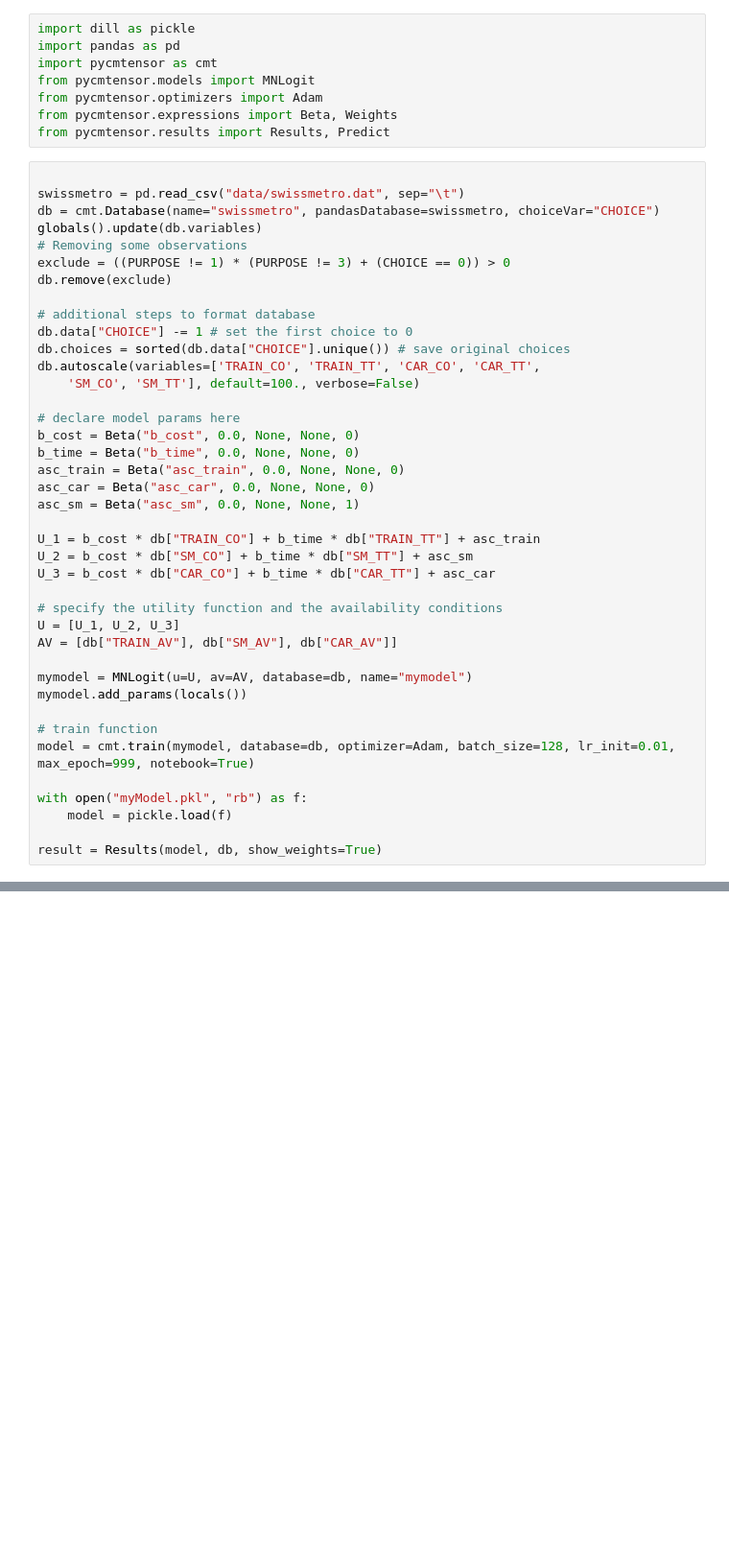
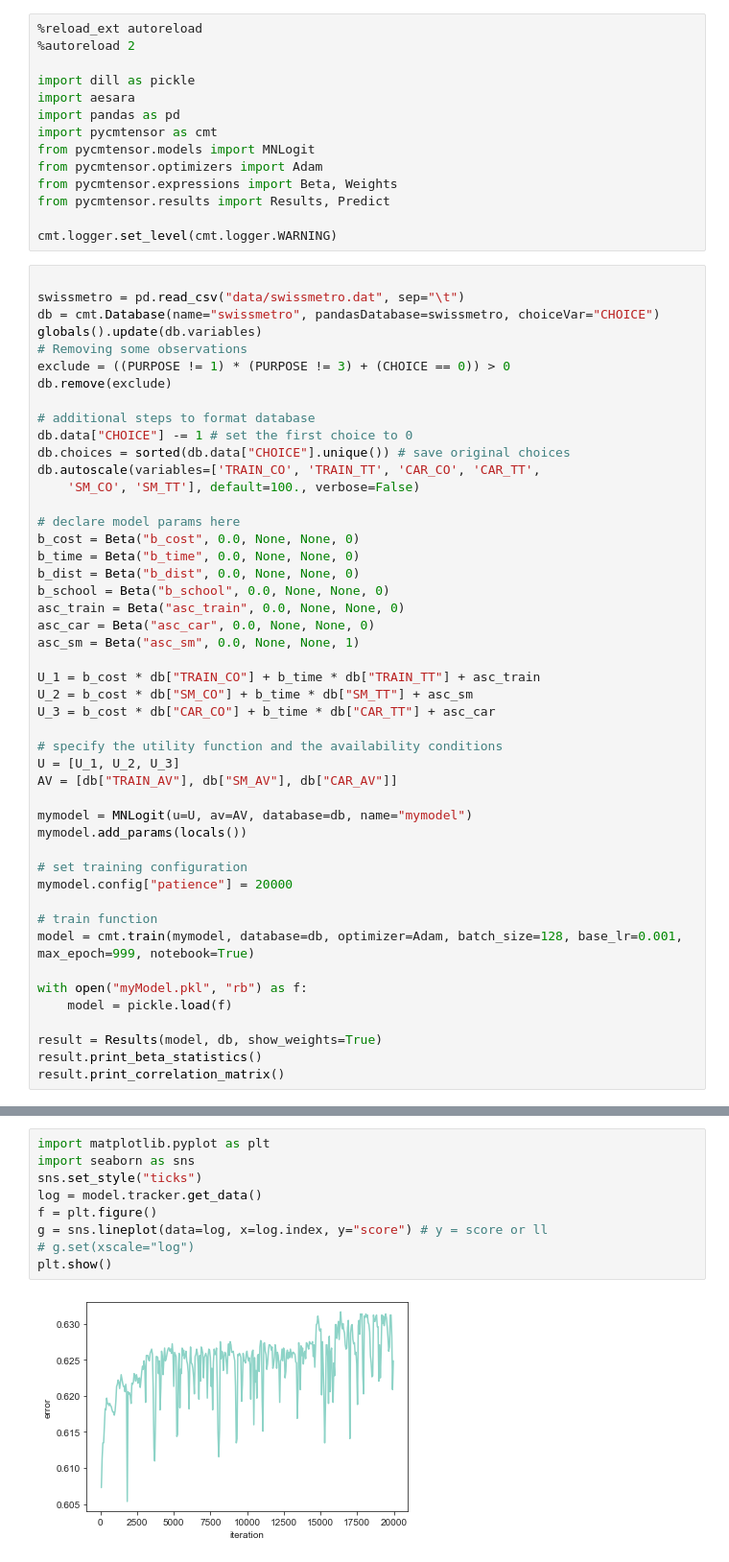
Before and after one commit to mwong009/pycmtensor, a Jupyter notebook: swissmetro_test.ipynb, the cells around one changed output, grey strips where cells are left out. Shown: that part at 96% size. Drawn from its saved outputs; the diff is of its cells as text; blank space fills up the shorter version.

```diff
--- a/swissmetro_test.ipynb
+++ b/swissmetro_test.ipynb
@@ -4,11 +1,17 @@
 # %%
+%reload_ext autoreload
+%autoreload 2
+
 import dill as pickle
+import aesara
 import pandas as pd
 import pycmtensor as cmt
 from pycmtensor.models import MNLogit
 from pycmtensor.optimizers import Adam
 from pycmtensor.expressions import Beta, Weights
 from pycmtensor.results import Results, Predict
+
+cmt.logger.set_level(cmt.logger.WARNING)
 # %%
 
 swissmetro = pd.read_csv("data/swissmetro.dat", sep="\t")
@@ -27,6 +30,8 @@ db.autoscale(variables=['TRAIN_CO', 'TRAIN_TT', 'CAR_CO', 'CAR_TT',
 # declare model params here
 b_cost = Beta("b_cost", 0.0, None, None, 0)
 b_time = Beta("b_time", 0.0, None, None, 0)
+b_dist = Beta("b_dist", 0.0, None, None, 0)
+b_school = Beta("b_school", 0.0, None, None, 0)
 asc_train = Beta("asc_train", 0.0, None, None, 0)
 asc_car = Beta("asc_car", 0.0, None, None, 0)
 asc_sm = Beta("asc_sm", 0.0, None, None, 1)
@@ -42,11 +47,16 @@ AV = [db["TRAIN_AV"], db["SM_AV"], db["CAR_AV"]]
 mymodel = MNLogit(u=U, av=AV, database=db, name="mymodel")
 mymodel.add_params(locals())
 
+# set training configuration
+mymodel.config["patience"] = 20000
+
 # train function
-model = cmt.train(mymodel, database=db, optimizer=Adam, batch_size=128, lr_init=0.01, max_epoch=999, notebook=True)
+model = cmt.train(mymodel, database=db, optimizer=Adam, batch_size=128, base_lr=0.001, max_epoch=999, notebook=True)
 
 with open("myModel.pkl", "rb") as f:
     model = pickle.load(f)
 
 result = Results(model, db, show_weights=True)
+result.print_beta_statistics()
+result.print_correlation_matrix()
 # %% [output]
@@ -78,3 +86,14 @@ b_time     -1.17696  0.054507 -21.592746       0.0     0.021839  -53.891781
+# %%
+import matplotlib.pyplot as plt
+import seaborn as sns
+sns.set_style("ticks")
+log = model.tracker.get_data()
+f = plt.figure()
+g = sns.lineplot(data=log, x=log.index, y="score") # y = score or ll
+# g.set(xscale="log")
+plt.show()
+# %% [output]
+[figure, added]
 # %%
 from aesara.tensor.random.utils import RandomStream
 
```
Also changed, not shown: parts of 5 cells of this notebook, 27 other files.
